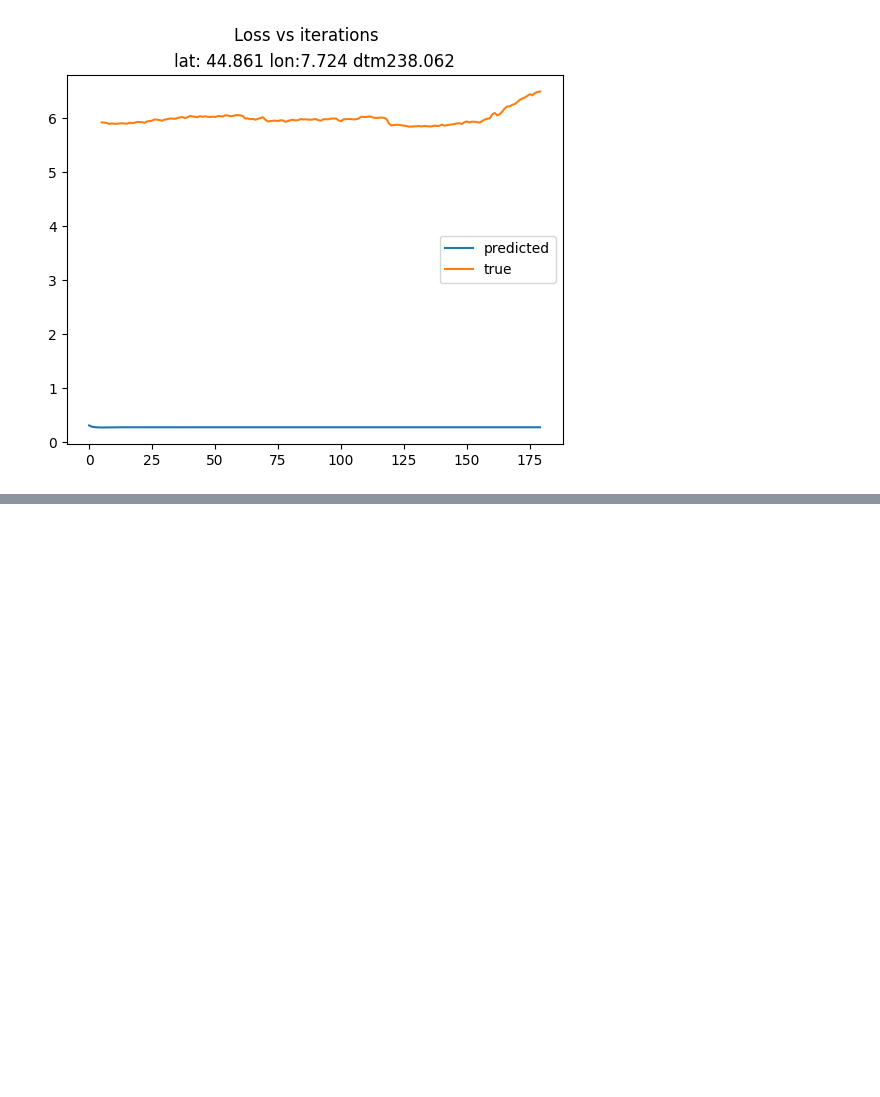
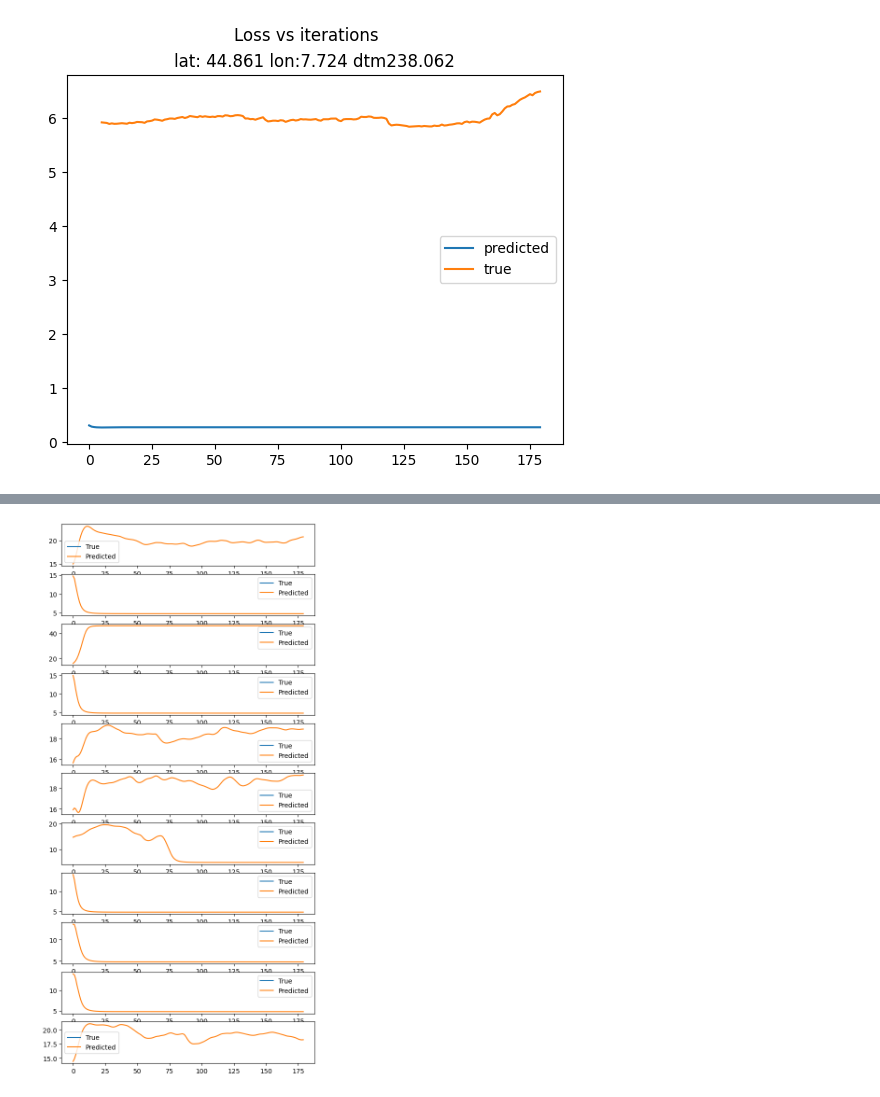
Before and after one commit to Matteo-Salis/physics-guided-gwl, a Jupyter notebook: src/notebooks/meteo_wtd_loader_continuous.ipynb, the cells around one changed output, grey strips where cells are left out. Cells and saved outputs as stored; diff of their text form; code cells hidden in the pictures; blank space fills up the shorter version.

```diff
--- a/src/notebooks/meteo_wtd_loader_continuous.ipynb
+++ b/src/notebooks/meteo_wtd_loader_continuous.ipynb
@@ -624,0 +721,8 @@ KeyboardInterrupt:
+# %%
+fig, ax = plt.subplots(11, figsize = (7,15))
+for i in range(20,31):
+        ax[i-20].plot(np.arange(180), y_list[0][(sample_day * 31) + i, :].detach().numpy(), label = "True")
+        ax[i-20].plot(np.arange(180), y_hat_list[0][(sample_day * 31) + i, :].detach().numpy(), label = "Predicted")
+        ax[i-20].legend()
+# %% [output]
+[figure, added]
```
Also changed, not shown: parts of 18 cells of this notebook.
